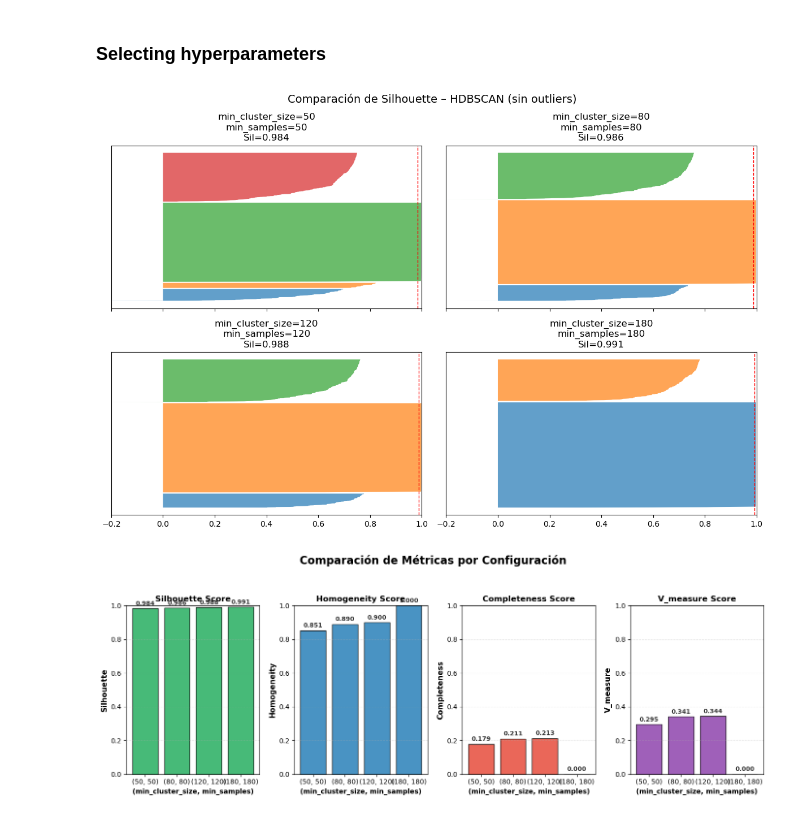
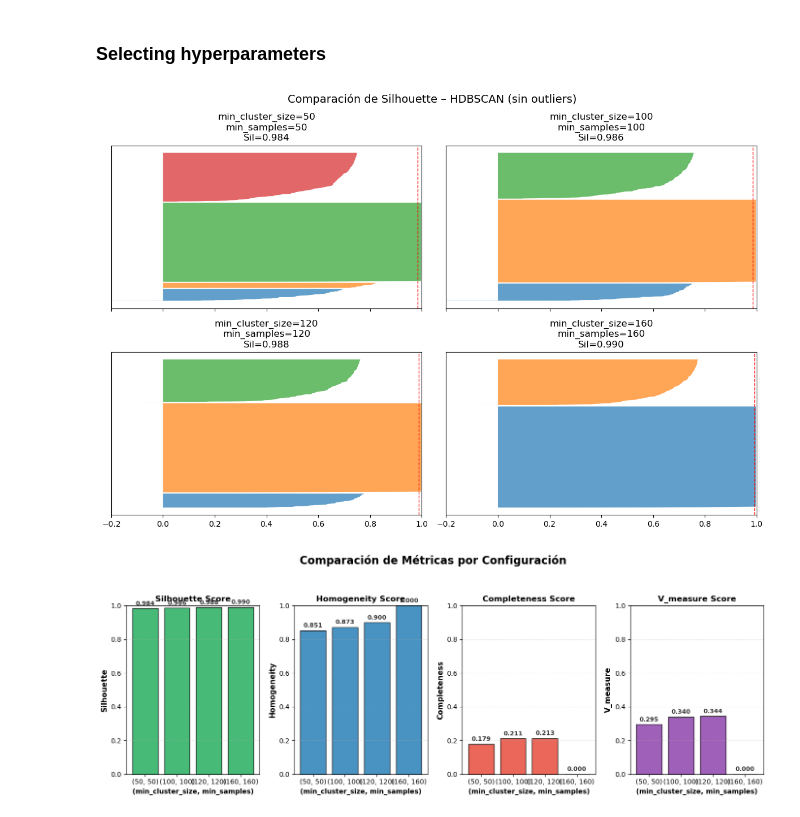
Before and after one commit to Grupo-MACC/ML_for_consul_poisoning, a Jupyter notebook: notebooks/03_modeling_hdbscan.ipynb, the cells around one changed output. Saved outputs shown, nothing was run; the diff lists cells and outputs as text; code cells hidden in the pictures.

```diff
--- a/notebooks/03_modeling_hdbscan.ipynb
+++ b/notebooks/03_modeling_hdbscan.ipynb
@@ -28,24 +30,23 @@ y = df['is_attack']  # Labels
 ### Selecting hyperparameters
 # %%
 param_grid = [
-    (10, 10),
     (50, 50),
-    (80, 80),
     (100, 100),
     (120, 120),
+    (160, 160),
 ]
 
 # Ejecuta la comparación CON etiquetas verdaderas
 results, fig1 = compare_hdbscan_params(
     X,
     param_grid,
     y_true=y,  # <-- Pasa las etiquetas verdaderas aquí
     n_cols=2
 )
 
 plt.show()
 # %% [output]
-[figure, old version]
+[figure, new version]
 # %%
 fig2 = plot_metrics_comparison(results)
 plt.show()
```
Also changed, not shown: parts of 4 cells of this notebook, 8 other files.
